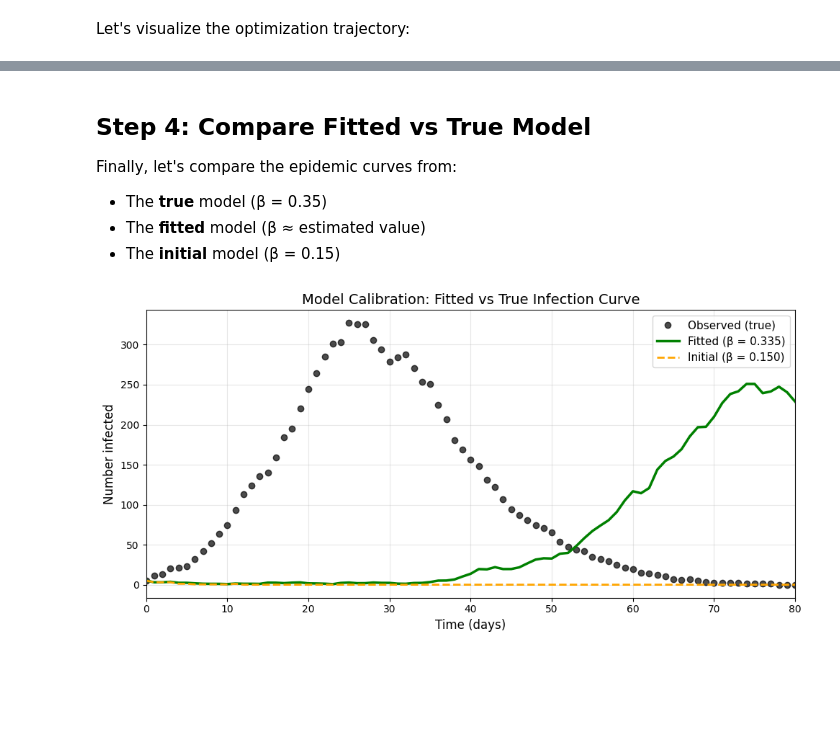
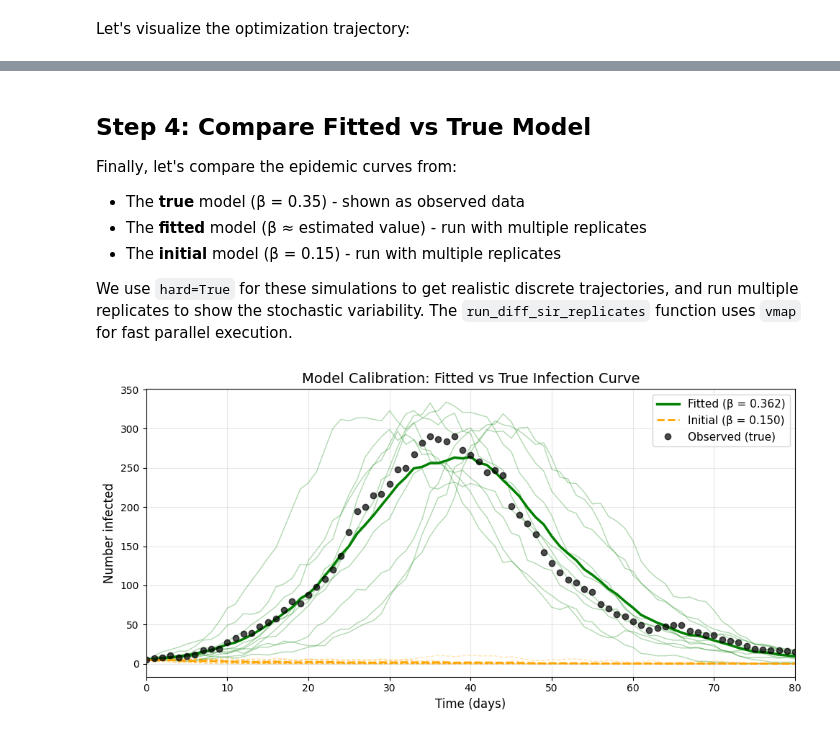
Before and after one commit to OJWatson/emidm, a Jupyter notebook: docs/notebooks/calibration.ipynb, the cells around one changed output, grey strips where cells are left out. Saved outputs shown, nothing was run; the diff lists cells and outputs as text; code cells hidden in the pictures; blank space fills up the shorter version.

Commit message:
Add stochasticity note to calibration notebook, fix blackjax API

```diff
--- a/docs/notebooks/calibration.ipynb
+++ b/docs/notebooks/calibration.ipynb
@@ -49,14 +51,14 @@ T = 80
 I0 = 5
 
 # Generate synthetic data
-key = jax.random.PRNGKey(42)
+key = jax.random.PRNGKey(24)
 data = run_diff_sir(
     N_agents=N_AGENTS,
     I0=I0,
     beta=BETA_TRUE,
     gamma=GAMMA,
     T=T,
-    config=DiffConfig(tau=0.2, hard=True),
+    config=DiffConfig(tau=0.1, hard=True),
     key=key,
 )
 
@@ -149,12 +131,12 @@ We start from an initial guess of β = 0.15 and let the optimizer find the true
 # Initial guess (deliberately wrong)
 beta_init = jnp.array(0.15)
 
-# Run optimization
+# Run optimization with more steps for better convergence
 beta_hat, history = optimize_params(
     loss_fn=loss_fn,
     init_params=beta_init,
-    n_steps=250,
-    learning_rate=0.01,
+    n_steps=500,  # More steps for better convergence
+    learning_rate=0.002,  # Slightly lower learning rate for stability
 )
 
 print(f"\nOptimization complete!")
@@ -200,40 +182,62 @@ plt.show()
 ## Step 4: Compare Fitted vs True Model
 
 Finally, let's compare the epidemic curves from:
-- The **true** model (β = 0.35)
-- The **fitted** model (β ≈ estimated value)
-- The **initial** model (β = 0.15)
+- The **true** model (β = 0.35) - shown as observed data
+- The **fitted** model (β ≈ estimated value) - run with multiple replicates
+- The **initial** model (β = 0.15) - run with multiple replicates
+
+We use `hard=True` for these simulations to get realistic discrete trajectories, and run multiple replicates to show the stochastic variability. The `run_diff_sir_replicates` function uses `vmap` for fast parallel execution.
 # %%
-# Generate predictions with fitted and initial parameters
-pred_fitted = run_diff_sir(
+# Import the fast replicate utility
+from emidm.diff import run_diff_sir_replicates
+
+# Number of replicates for visualization
+N_VIZ_REPS = 10
+
+# Generate predictions with fitted and initial parameters using replicates
+# This uses vmap for fast parallel execution
+pred_fitted = run_diff_sir_replicates(
     N_agents=N_AGENTS, I0=I0, beta=beta_hat, gamma=GAMMA, T=T,
-    config=DiffConfig(tau=0.2, hard=False), key=jax.random.PRNGKey(0),
+    reps=N_VIZ_REPS, seed=0,
+    config=DiffConfig(tau=0.1, hard=True),
 )
 
-pred_initial = run_diff_sir(
+pred_initial = run_diff_sir_replicates(
     N_agents=N_AGENTS, I0=I0, beta=beta_init, gamma=GAMMA, T=T,
-    config=DiffConfig(tau=0.2, hard=False), key=jax.random.PRNGKey(0),
+    reps=N_VIZ_REPS, seed=0,
+    config=DiffConfig(tau=0.1, hard=True),
 )
 
 # Plot comparison
 fig, ax = plt.subplots(figsize=(10, 5))
 
 t = jnp.arange(T + 1)
+
+# Plot replicates with transparency
+for i in range(N_VIZ_REPS):
+    ax.plot(t, pred_fitted["I"][i], "-", color="green", linewidth=1, alpha=0.3)
+    ax.plot(t, pred_initial["I"][i], "--", color="orange", linewidth=1, alpha=0.3)
+
+# Plot means
+ax.plot(t, jnp.mean(pred_fitted["I"], axis=0), "-", color="green", linewidth=2.5,
+        label=f"Fitted (β = {float(beta_hat):.3f})")
+ax.plot(t, jnp.mean(pred_initial["I"], axis=0), "--", color="orange", linewidth=2,
+        label=f"Initial (β = {float(beta_init):.3f})")
+
+# Plot observed data
 ax.plot(t, observed_I, "o", color="black", markersize=6, label="Observed (true)", alpha=0.7)
-ax.plot(t, pred_fitted["I"], "-", color="green", linewidth=2.5, label=f"Fitted (β = {float(beta_hat):.3f})")
-ax.plot(t, pred_initial["I"], "--", color="orange", linewidth=2, label=f"Initial (β = {float(beta_init):.3f})")
 
 ax.set_xlabel("Time (days)", fontsize=12)
 ax.set_ylabel("Number infected", fontsize=12)
 ax.set_title("Model Calibration: Fitted vs True Infection Curve", fontsize=14)
 ax.legend(fontsize=11)
 ax.grid(alpha=0.3)
 ax.set_xlim(0, T)
 
 plt.tight_layout()
 plt.show()
 # %% [output]
-[figure, old version]
+[figure, new version]
 # %% [markdown]
 ## Summary
 
```
Also changed, not shown: parts of 10 cells of this notebook, 5 other files.
